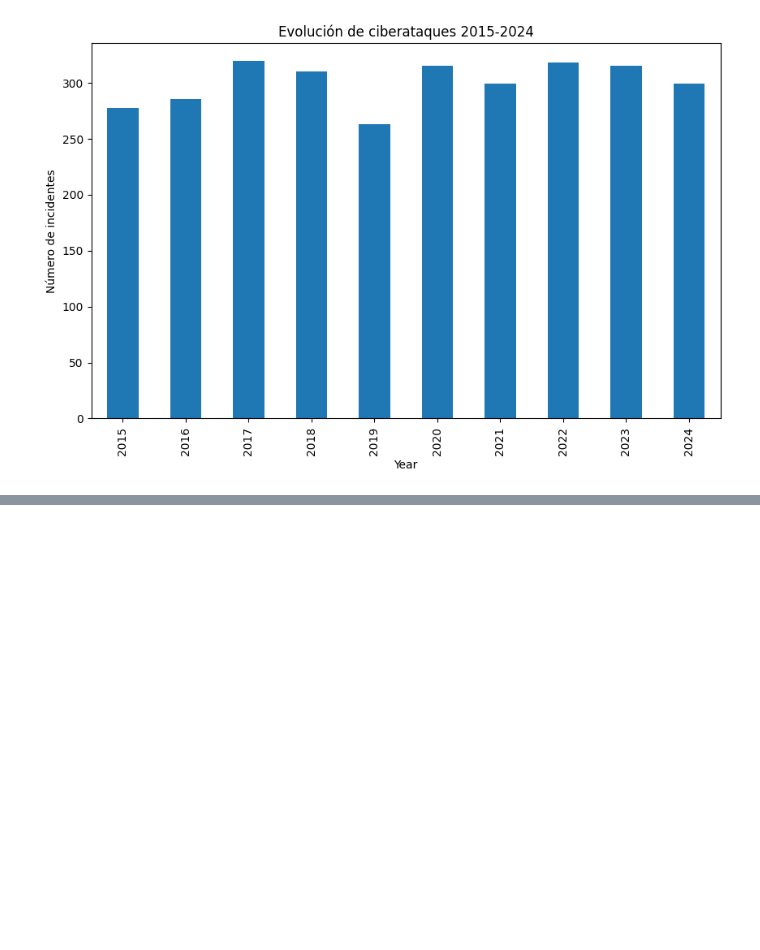
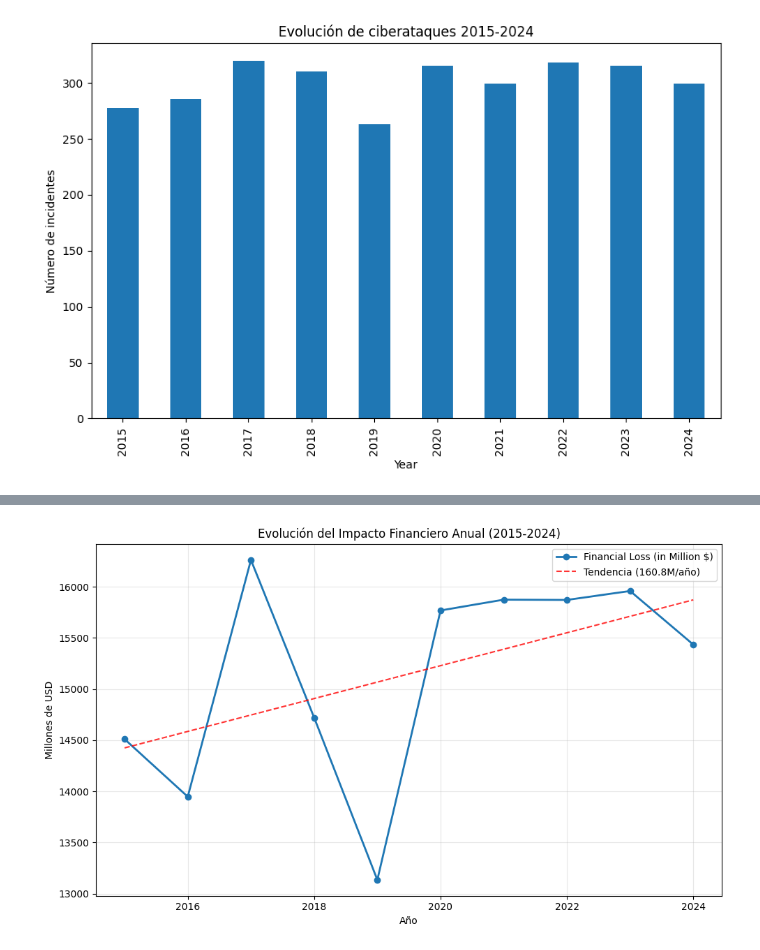
Before and after one commit to nosedhd/Modelos-2-notebook, a Jupyter notebook: modeloCybersecurity.ipynb, the cells around one changed output, grey strips where cells are left out. Cells and saved outputs as stored; diff of their text form; code cells hidden in the pictures; blank space fills up the shorter version.

```diff
--- a/modeloCybersecurity.ipynb
+++ b/modeloCybersecurity.ipynb
@@ -65,0 +182,20 @@ Text(0, 0.5, 'Número de incidentes')
+# %%
+import matplotlib.pyplot as plt
+
+plt.figure(figsize=(10, 6))
+impacto_anual.plot(marker='o', linewidth=2)
+plt.title('Evolución del Impacto Financiero Anual (2015-2024)')
+plt.ylabel('Millones de USD')
+plt.xlabel('Año')
+plt.grid(True, alpha=0.3)
+
+# Añadir línea de tendencia
+z = np.polyfit(impacto_anual.index, impacto_anual.values, 1)
+p = np.poly1d(z)
+plt.plot(impacto_anual.index, p(impacto_anual.index), "r--", alpha=0.8, label=f'Tendencia ({z[0]:.1f}M/año)')
+
+plt.legend()
+plt.tight_layout()
+plt.show()
+# %% [output]
+[figure, added]
```
Also changed, not shown: parts of 24 cells of this notebook.
